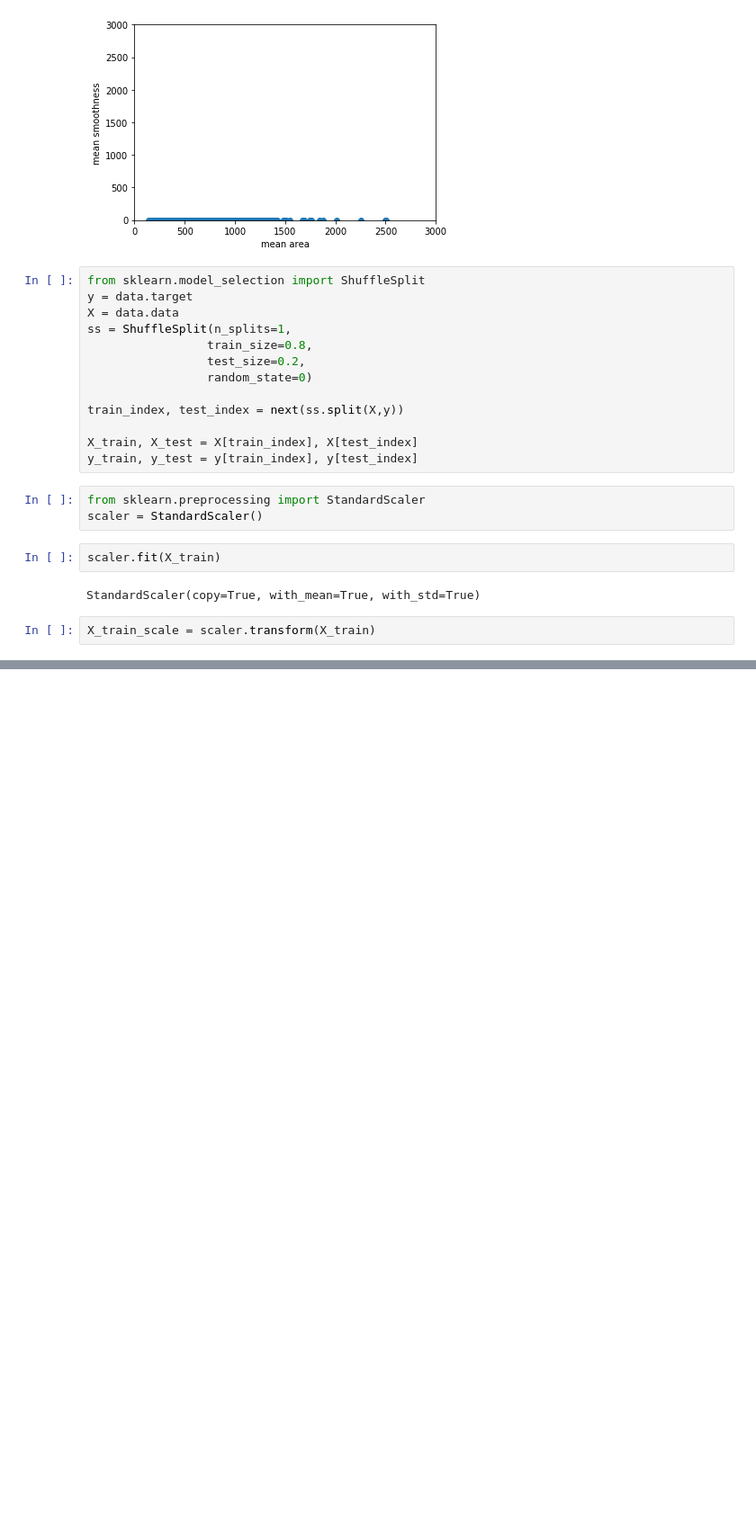
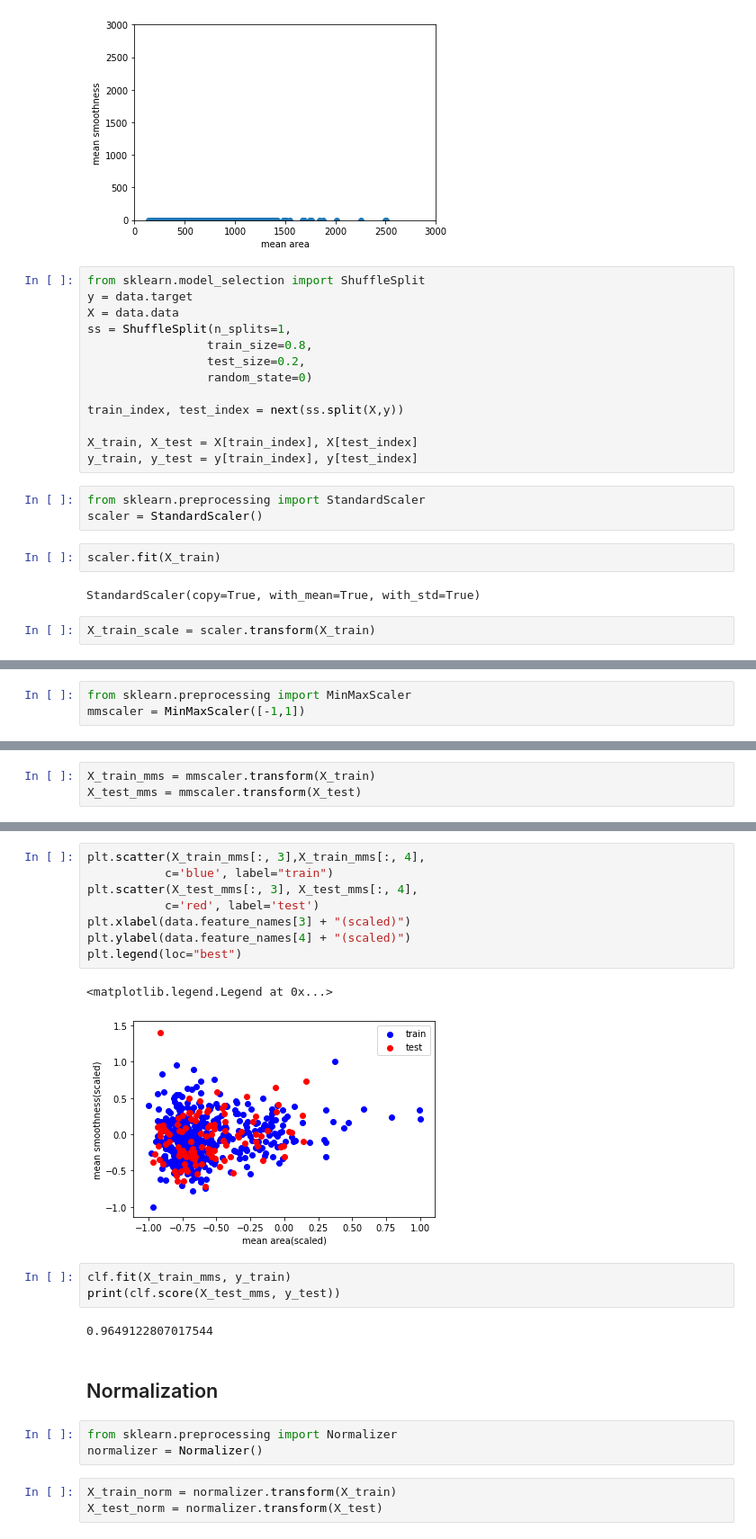
Before and after one commit to ducksfrogs/jpScipy, a Jupyter notebook: 標準化.ipynb, the cells around one changed output, grey strips where cells are left out. Shown at 90% size. Saved outputs shown, nothing was run; the diff lists cells and outputs as text; blank space fills up the shorter version.

```diff
--- a/標準化.ipynb
+++ b/標準化.ipynb
@@ -85,0 +159,3 @@ X_train_scale.mean(axis=0), X_train_scale.std(a
+# %%
+from sklearn.preprocessing import MinMaxScaler
+mmscaler = MinMaxScaler([-1,1])
@@ -85,0 +166,3 @@ X_train_scale.mean(axis=0), X_train_scale.std(a
+# %%
+X_train_mms = mmscaler.transform(X_train)
+X_test_mms = mmscaler.transform(X_test)
@@ -85,0 +177,24 @@ X_train_scale.mean(axis=0), X_train_scale.std(a
+# %%
+plt.scatter(X_train_mms[:, 3],X_train_mms[:, 4],
+           c='blue', label="train")
+plt.scatter(X_test_mms[:, 3], X_test_mms[:, 4],
+           c='red', label='test')
+plt.xlabel(data.feature_names[3] + "(scaled)")
+plt.ylabel(data.feature_names[4] + "(scaled)")
+plt.legend(loc="best")
+# %% [output]
+<matplotlib.legend.Legend at 0x...>
+[figure, added]
+# %%
+clf.fit(X_train_mms, y_train)
+print(clf.score(X_test_mms, y_test))
+# %% [output]
+0.9649122807017544
+# %% [markdown]
+## Normalization
+# %%
+from sklearn.preprocessing import Normalizer
+normalizer = Normalizer()
+# %%
+X_train_norm = normalizer.transform(X_train)
+X_test_norm = normalizer.transform(X_test)
```
Also changed, not shown: parts of 21 cells of this notebook.
